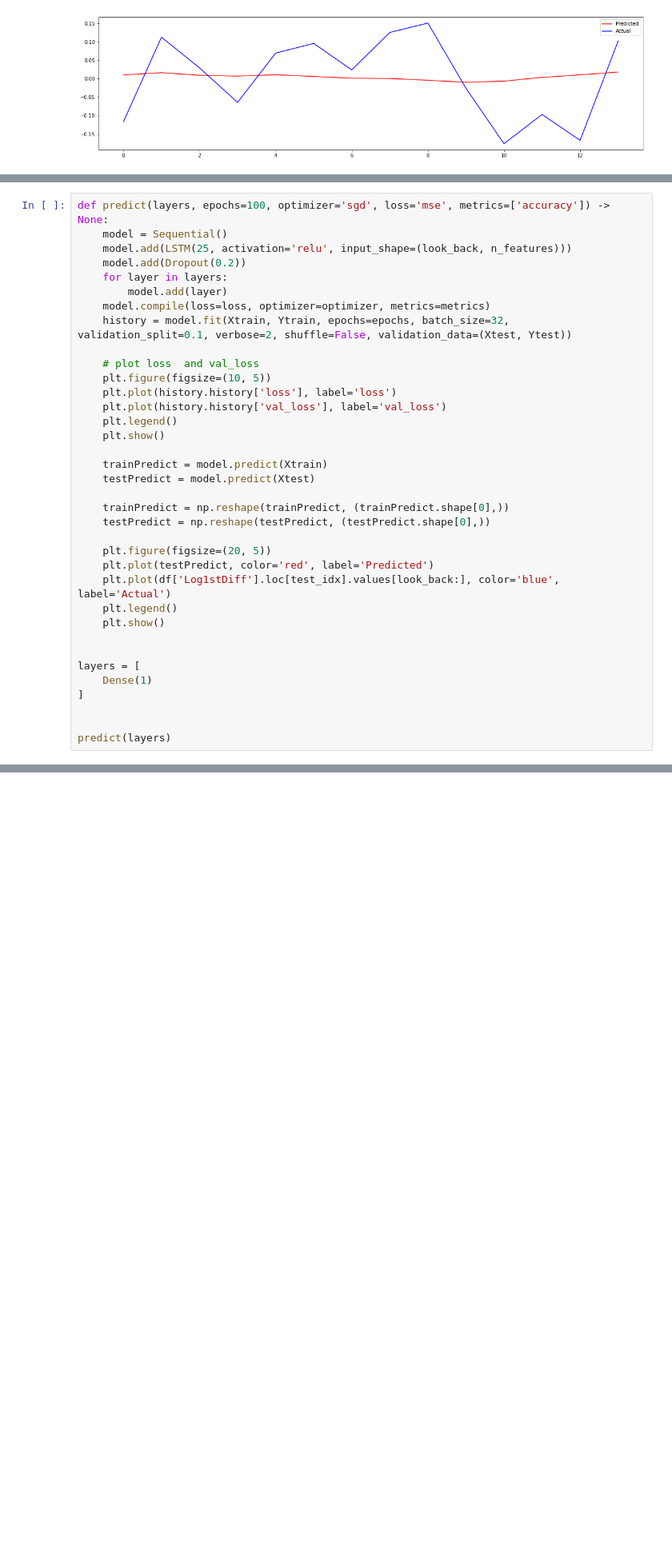
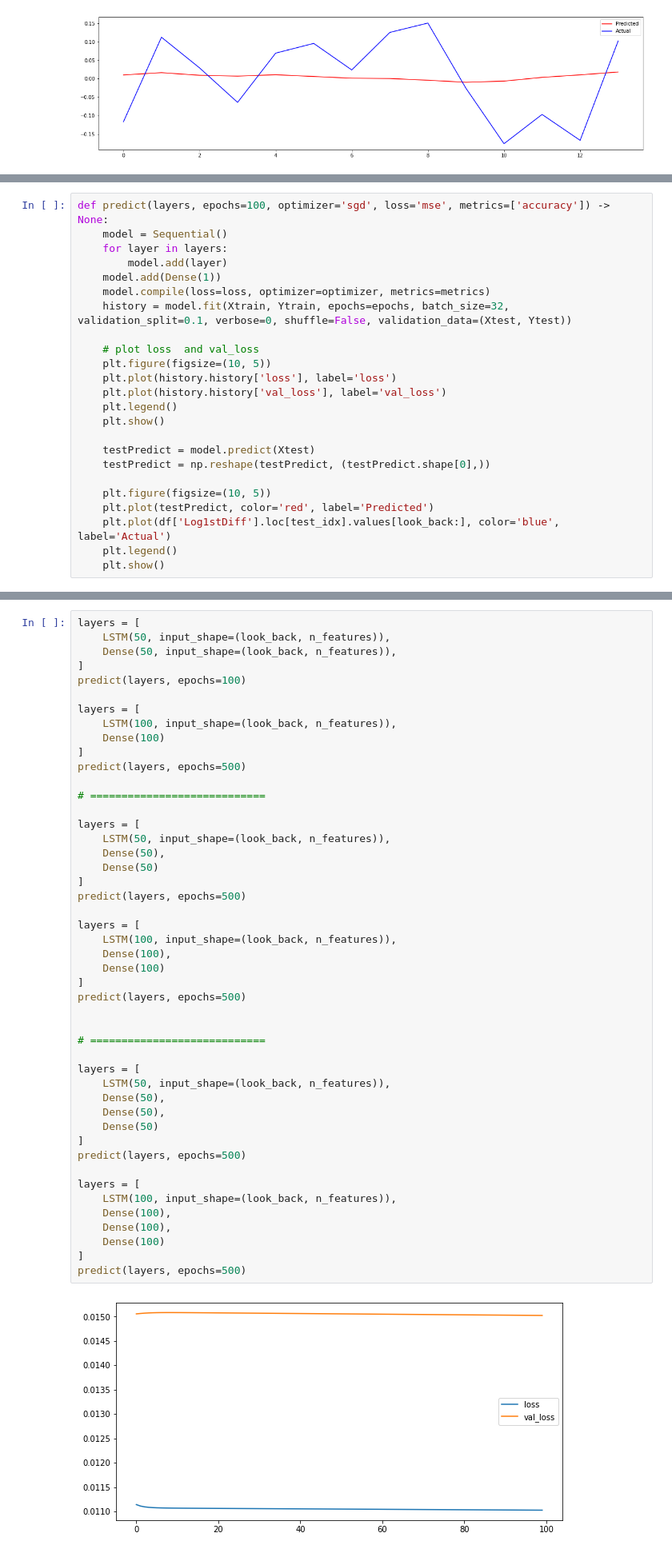
Before and after one commit to iondodon/RNDL, a Jupyter notebook: lab1/lab1.ipynb, the cells around one changed output, grey strips where cells are left out. Shown at 80% size. Saved outputs shown, nothing was run; the diff lists cells and outputs as text; blank space fills up the shorter version.

```diff
--- a/lab1/lab1.ipynb
+++ b/lab1/lab1.ipynb
@@ -335,12 +335,11 @@ plt.show()
 # %%
 def predict(layers, epochs=100, optimizer='sgd', loss='mse', metrics=['accuracy']) -> None:
     model = Sequential()
-    model.add(LSTM(25, activation='relu', input_shape=(look_back, n_features)))
-    model.add(Dropout(0.2))
     for layer in layers:
         model.add(layer)
+    model.add(Dense(1))
     model.compile(loss=loss, optimizer=optimizer, metrics=metrics)
-    history = model.fit(Xtrain, Ytrain, epochs=epochs, batch_size=32, validation_split=0.1, verbose=2, shuffle=False, validation_data=(Xtest, Ytest))
+    history = model.fit(Xtrain, Ytrain, epochs=epochs, batch_size=32, validation_split=0.1, verbose=0, shuffle=False, validation_data=(Xtest, Ytest))
 
     # plot loss  and val_loss
     plt.figure(figsize=(10, 5))
@@ -349,22 +348,11 @@ def predict(layers, epochs=100, optimizer='sgd', loss='mse', metrics=['accuracy'
     plt.legend()
     plt.show()
 
-    trainPredict = model.predict(Xtrain)
     testPredict = model.predict(Xtest)
-
-    trainPredict = np.reshape(trainPredict, (trainPredict.shape[0],))
     testPredict = np.reshape(testPredict, (testPredict.shape[0],))
 
-    plt.figure(figsize=(20, 5))
+    plt.figure(figsize=(10, 5))
     plt.plot(testPredict, color='red', label='Predicted')
     plt.plot(df['Log1stDiff'].loc[test_idx].values[look_back:], color='blue', label='Actual')
     plt.legend()
     plt.show()
-
-
-layers = [
-    Dense(1)
-]
-
-
-predict(layers)
@@ -390,0 +361,49 @@ Epoch 100/100
+# %%
+layers = [
+    LSTM(50, input_shape=(look_back, n_features)),
+    Dense(50, input_shape=(look_back, n_features)),
+]
+predict(layers, epochs=100)
+
+layers = [
+    LSTM(100, input_shape=(look_back, n_features)),
+    Dense(100)
+]
+predict(layers, epochs=500)
+
+# ============================
+
+layers = [
+    LSTM(50, input_shape=(look_back, n_features)),
+    Dense(50),
+    Dense(50)
+]
+predict(layers, epochs=500)
+
+layers = [
+    LSTM(100, input_shape=(look_back, n_features)),
+    Dense(100),
+    Dense(100)
+]
+predict(layers, epochs=500)
+
+
+# ============================
+
+layers = [
+    LSTM(50, input_shape=(look_back, n_features)),
+    Dense(50),
+    Dense(50),
+    Dense(50)
+]
+predict(layers, epochs=500)
+
+layers = [
+    LSTM(100, input_shape=(look_back, n_features)),
+    Dense(100),
+    Dense(100),
+    Dense(100)
+]
+predict(layers, epochs=500)
+# %% [output]
+[figure, added]
```
Also changed, not shown: parts of 7 cells of this notebook, 1 other file.
